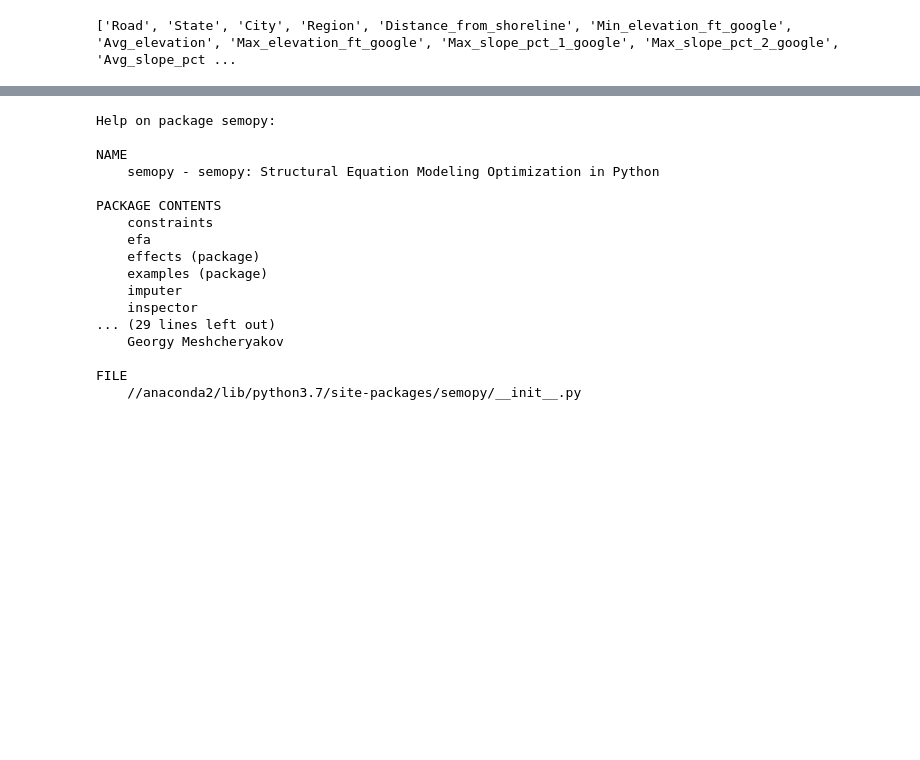
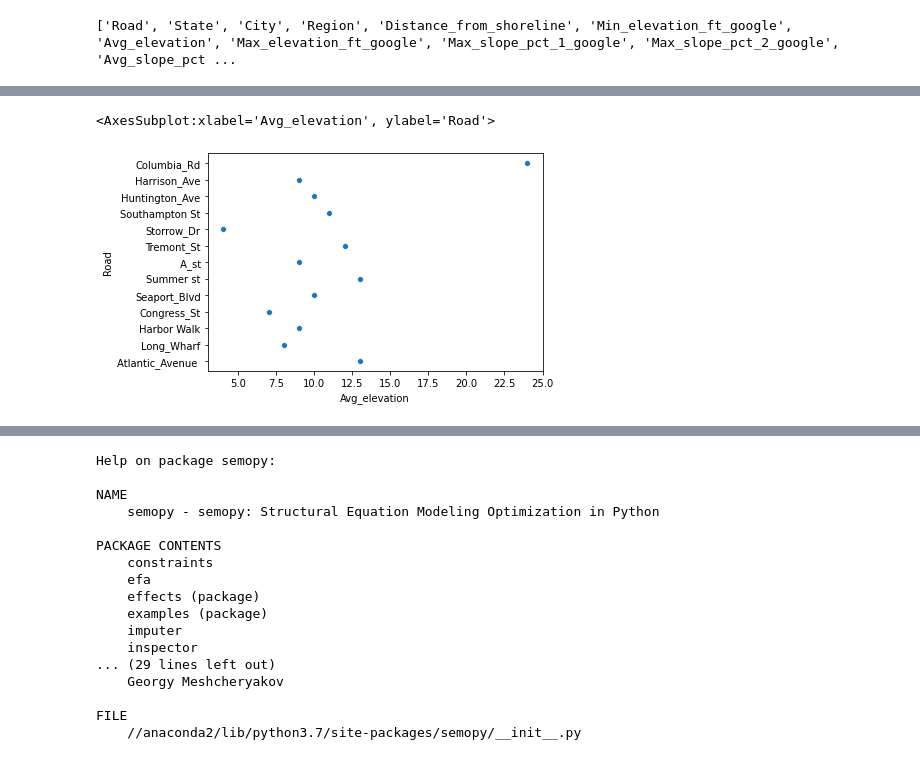
Before and after one commit to zachthelegend/SEM_flood_risk_roadways_data_analysis, a Jupyter notebook: SEM_flood_risk_roadways_data_analysis.ipynb, the cells around one changed output, grey strips where cells are left out. Saved outputs shown, nothing was run; the diff lists cells and outputs as text; code cells hidden in the pictures; blank space fills up the shorter version.

```diff
--- a/SEM_flood_risk_roadways_data_analysis.ipynb
+++ b/SEM_flood_risk_roadways_data_analysis.ipynb
@@ -266,0 +221,8 @@ plot = sns.pairplot(df[:7], hue="Road")
+# %%
+# Average Elevation by Road
+
+sns.scatterplot(x=Roads[0:13]['Avg_elevation'],
+                y=Roads[0:13]['Road'])
+# %% [output]
+<AxesSubplot:xlabel='Avg_elevation', ylabel='Road'>
+[figure, added]
```
Also changed, not shown: parts of 111 cells of this notebook.
